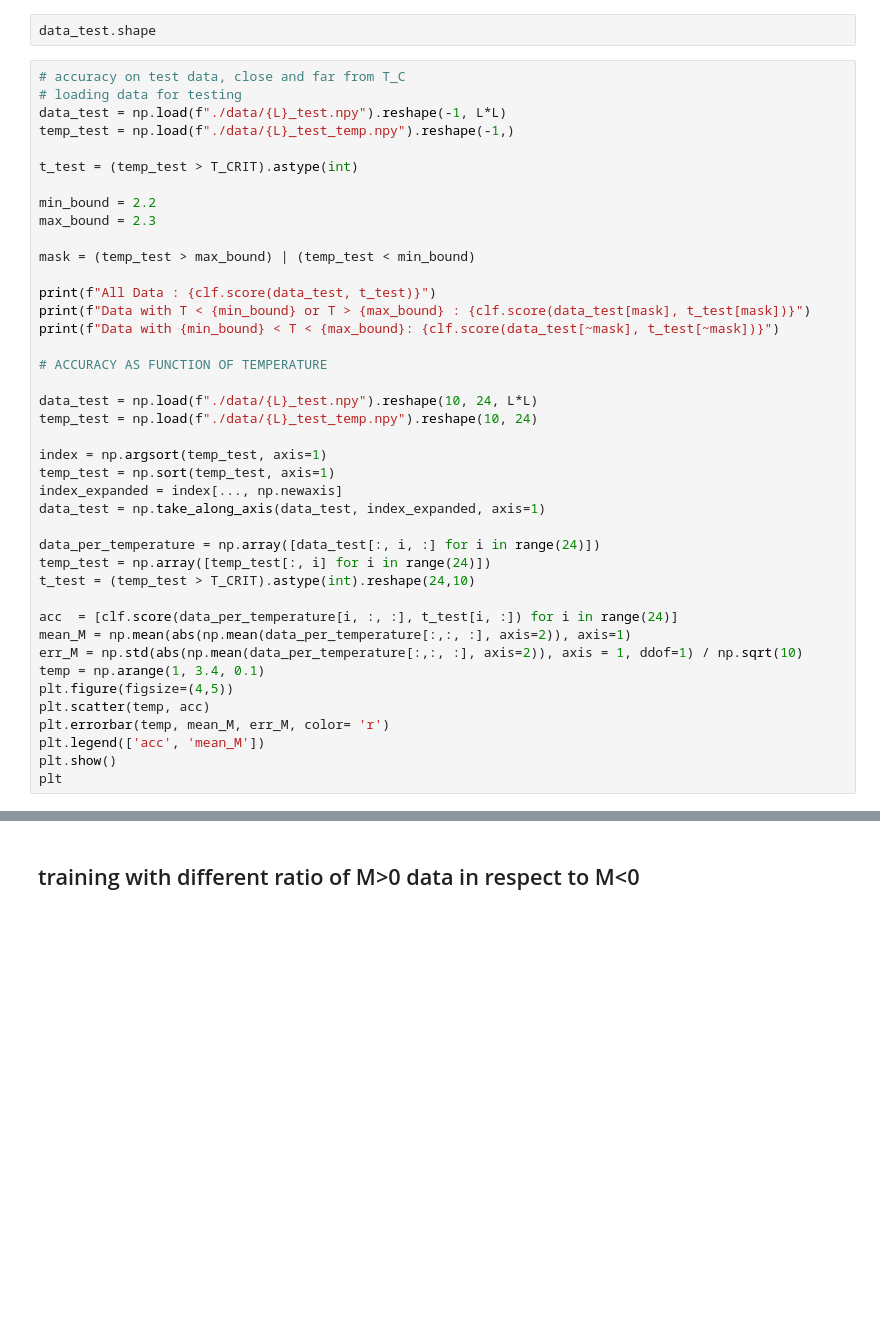
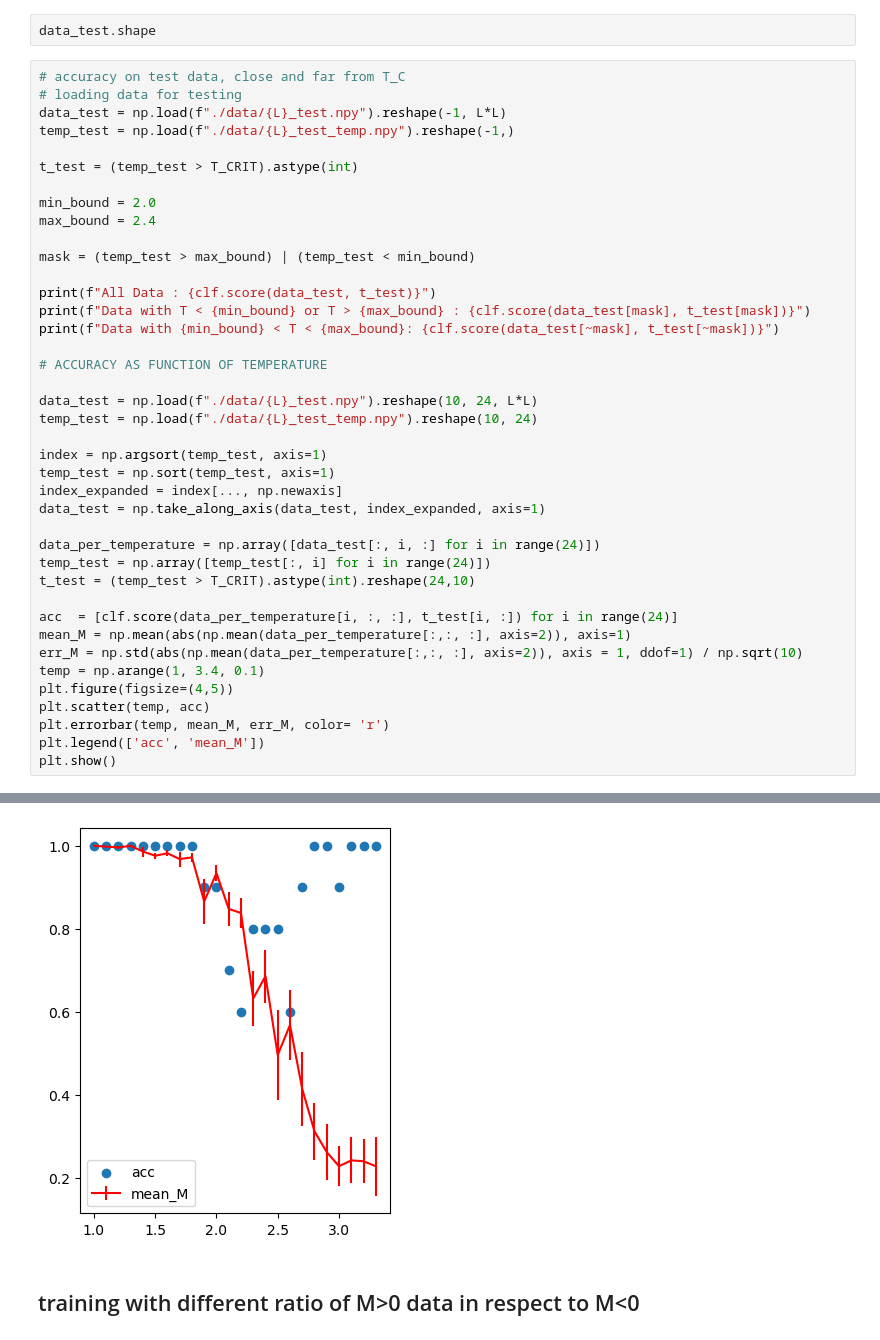
Before and after one commit to feanor3/tesi, a Jupyter notebook: analysis.ipynb, the cells around one changed output, grey strips where cells are left out. Saved outputs shown, nothing was run; the diff lists cells and outputs as text; blank space fills up the shorter version.

```diff
--- a/analysis.ipynb
+++ b/analysis.ipynb
@@ -38,8 +51,8 @@ temp_test = np.load(f"./data/{L}_test_temp.npy").reshape(-1,)
 
 t_test = (temp_test > T_CRIT).astype(int)
 
-min_bound = 2.2
-max_bound = 2.3
+min_bound = 2.0
+max_bound = 2.4
 
 mask = (temp_test > max_bound) | (temp_test < min_bound)
 
@@ -70,4 +83,4 @@ plt.scatter(temp, acc)
 plt.errorbar(temp, mean_M, err_M, color= 'r')
 plt.legend(['acc', 'mean_M'])
 plt.show()
-plt
+# %% [output]
@@ -74,3 +90,4 @@ plt
+[figure, added]
 # %% [markdown]
 ## training with different ratio of M>0 data in respect to M<0
 # %%
```
Also changed, not shown: parts of 6 cells of this notebook.
